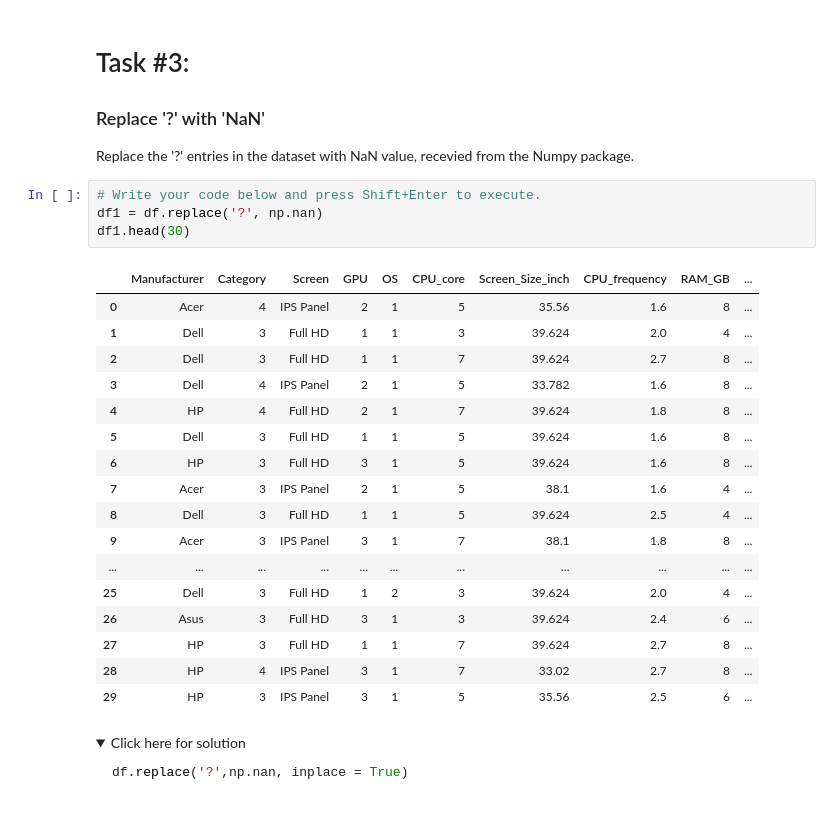
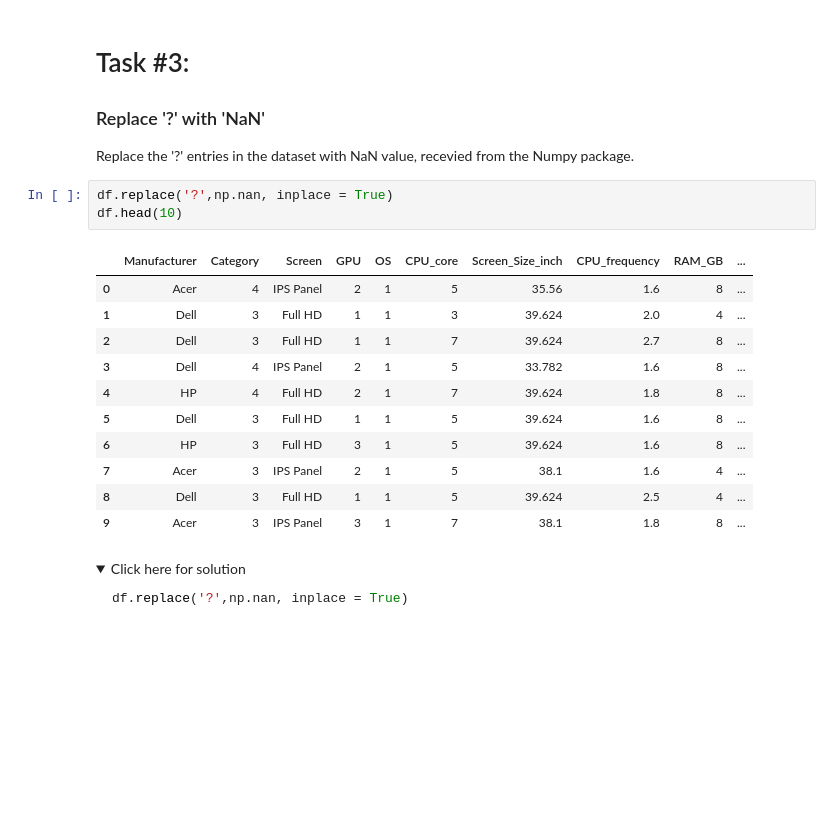
Before and after one commit to liquidturtle/ibm-data-science, a Jupyter notebook: data-analysis-with-python/Practice_data_loading.jupyterlite.ipynb, the cells around one changed output. Cells and saved outputs as stored; diff of their text form; folded sections open; blank space fills up the shorter version.

```diff
--- a/data-analysis-with-python/Practice_data_loading.jupyterlite.ipynb
+++ b/data-analysis-with-python/Practice_data_loading.jupyterlite.ipynb
@@ -137,28 +143,21 @@ print(df.head(10))
 <h1> Task #3: </h1>
 <h3>Replace '?' with 'NaN'</h3>
 Replace the '?' entries in the dataset with NaN value, recevied from the Numpy package.
-# %%
-# Write your code below and press Shift+Enter to execute.
-df1 = df.replace('?', np.nan)
-df1.head(30)
-# %% [output]
-|  | Manufacturer | Category | Screen | GPU | OS | CPU_core | Screen_Size_inch | CPU_frequency | RAM_GB | ... |
-| 0 | Acer | 4 | IPS Panel | 2 | 1 | 5 | 35.56 | 1.6 | 8 | ... |
-| 1 | Dell | 3 | Full HD | 1 | 1 | 3 | 39.624 | 2.0 | 4 | ... |
-| 2 | Dell | 3 | Full HD | 1 | 1 | 7 | 39.624 | 2.7 | 8 | ... |
-| 3 | Dell | 4 | IPS Panel | 2 | 1 | 5 | 33.782 | 1.6 | 8 | ... |
-| 4 | HP | 4 | Full HD | 2 | 1 | 7 | 39.624 | 1.8 | 8 | ... |
-| 5 | Dell | 3 | Full HD | 1 | 1 | 5 | 39.624 | 1.6 | 8 | ... |
-| 6 | HP | 3 | Full HD | 3 | 1 | 5 | 39.624 | 1.6 | 8 | ... |
-| 7 | Acer | 3 | IPS Panel | 2 | 1 | 5 | 38.1 | 1.6 | 4 | ... |
-| 8 | Dell | 3 | Full HD | 1 | 1 | 5 | 39.624 | 2.5 | 4 | ... |
-| 9 | Acer | 3 | IPS Panel | 3 | 1 | 7 | 38.1 | 1.8 | 8 | ... |
-| ... | ... | ... | ... | ... | ... | ... | ... | ... | ... | ... |
-| 25 | Dell | 3 | Full HD | 1 | 2 | 3 | 39.624 | 2.0 | 4 | ... |
-| 26 | Asus | 3 | Full HD | 3 | 1 | 3 | 39.624 | 2.4 | 6 | ... |
-| 27 | HP | 3 | Full HD | 1 | 1 | 7 | 39.624 | 2.7 | 8 | ... |
-| 28 | HP | 4 | IPS Panel | 3 | 1 | 7 | 33.02 | 2.7 | 8 | ... |
-| 29 | HP | 3 | IPS Panel | 3 | 1 | 5 | 35.56 | 2.5 | 6 | ... |
+# %%
+df.replace('?',np.nan, inplace = True)
+df.head(10)
+# %% [output]
+|  | Manufacturer | Category | Screen | GPU | OS | CPU_core | Screen_Size_inch | CPU_frequency | RAM_GB | ... |
+| 0 | Acer | 4 | IPS Panel | 2 | 1 | 5 | 35.56 | 1.6 | 8 | ... |
+| 1 | Dell | 3 | Full HD | 1 | 1 | 3 | 39.624 | 2.0 | 4 | ... |
+| 2 | Dell | 3 | Full HD | 1 | 1 | 7 | 39.624 | 2.7 | 8 | ... |
+| 3 | Dell | 4 | IPS Panel | 2 | 1 | 5 | 33.782 | 1.6 | 8 | ... |
+| 4 | HP | 4 | Full HD | 2 | 1 | 7 | 39.624 | 1.8 | 8 | ... |
+| 5 | Dell | 3 | Full HD | 1 | 1 | 5 | 39.624 | 1.6 | 8 | ... |
+| 6 | HP | 3 | Full HD | 3 | 1 | 5 | 39.624 | 1.6 | 8 | ... |
+| 7 | Acer | 3 | IPS Panel | 2 | 1 | 5 | 38.1 | 1.6 | 4 | ... |
+| 8 | Dell | 3 | Full HD | 1 | 1 | 5 | 39.624 | 2.5 | 4 | ... |
+| 9 | Acer | 3 | IPS Panel | 3 | 1 | 7 | 38.1 | 1.8 | 8 | ... |
 # %% [markdown]
 <details><summary>Click here for solution</summary>
 
```
Also changed, not shown: parts of 7 cells of this notebook, 9 other files.
